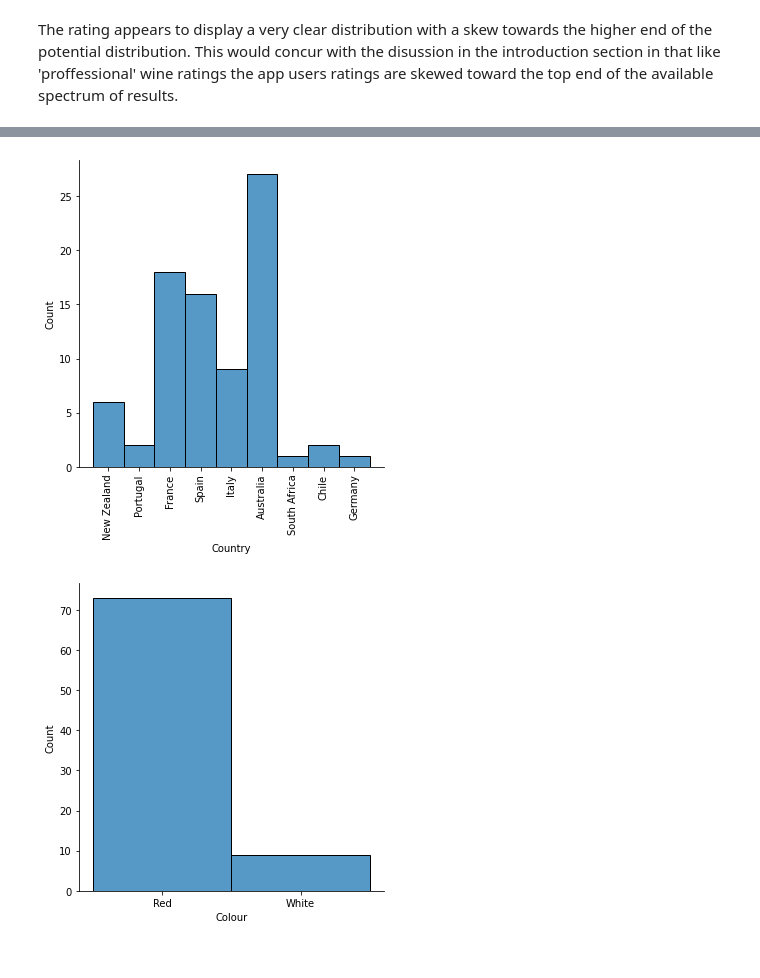
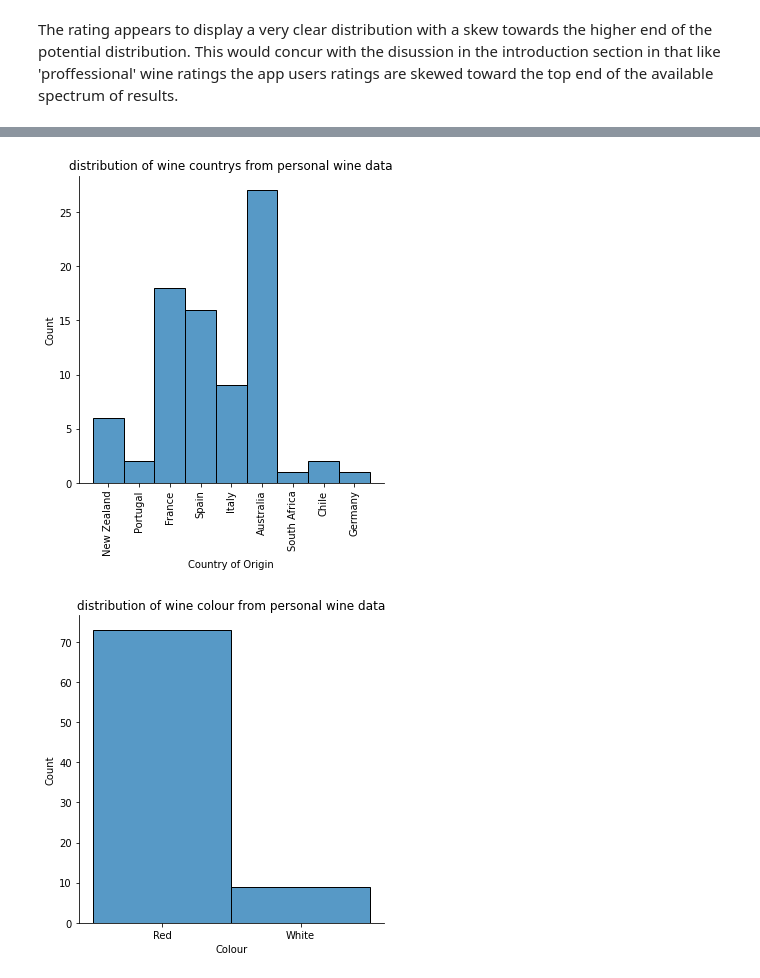
Before and after one commit to Jonathangmit/Wine-dataset, a Jupyter notebook: NumPy data set project.ipynb, the cells around one changed output, grey strips where cells are left out. Saved outputs shown, nothing was run; the diff lists cells and outputs as text; code cells hidden in the pictures.

```diff
--- a/NumPy data set project.ipynb
+++ b/NumPy data set project.ipynb
@@ -241,11 +248,15 @@ plt.show()
 # %%
 chart = sns.displot(wr,x="Country")
 chart.set_xticklabels(rotation=90)
+plt.title("distribution of wine countrys from personal wine data")
+plt.xlabel("Country of Origin")
 plt.show()
 # %% [output]
-[figure, old version]
+[figure, new version]
 # %%
 sns.displot(wr,x="Colour", bins=10)
+plt.title("distribution of wine colour from personal wine data")
+plt.xlabel("Colour")
 plt.show()
 # %% [output]
-[figure, old version]
+[figure, new version]
```
Also changed, not shown: parts of 3 cells of this notebook.
